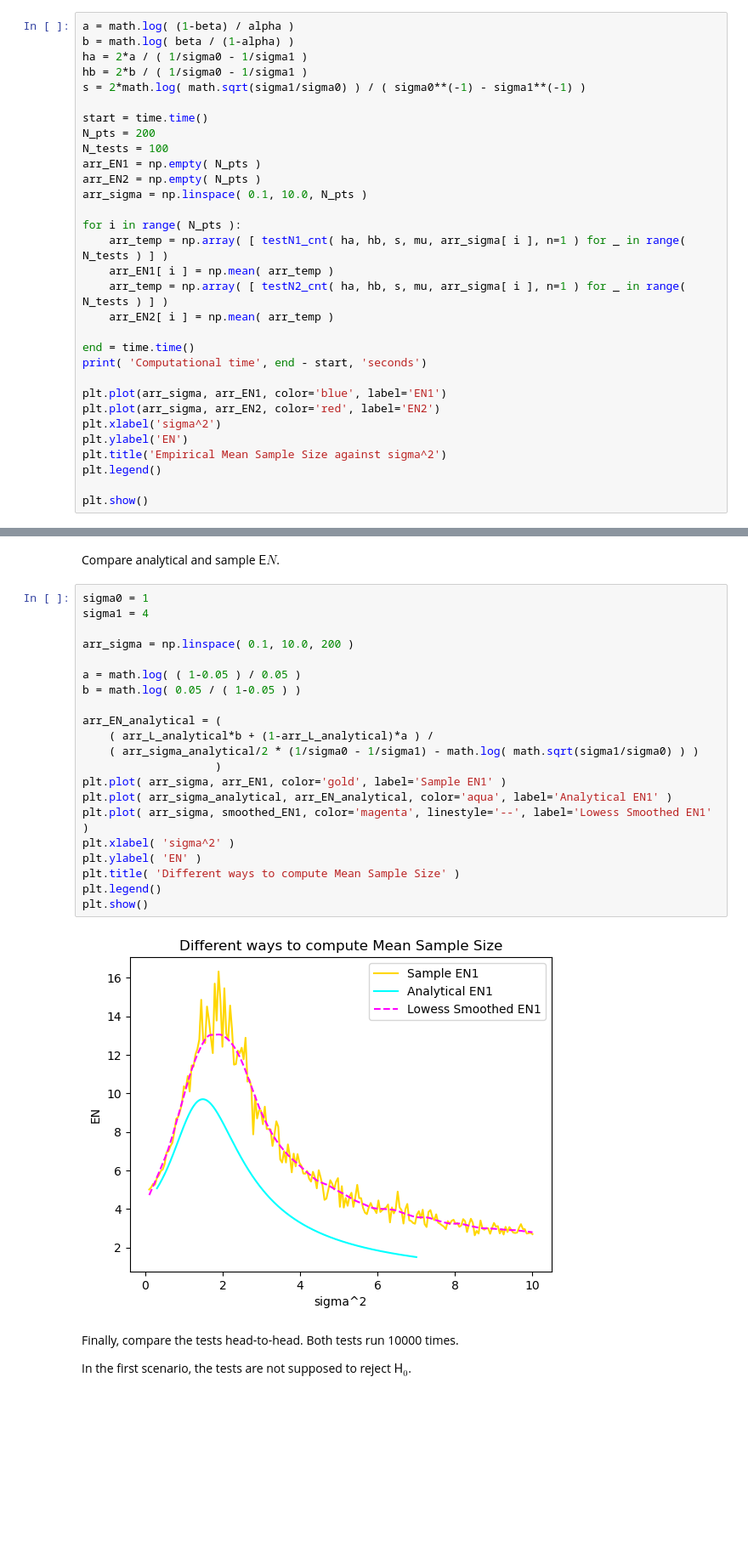
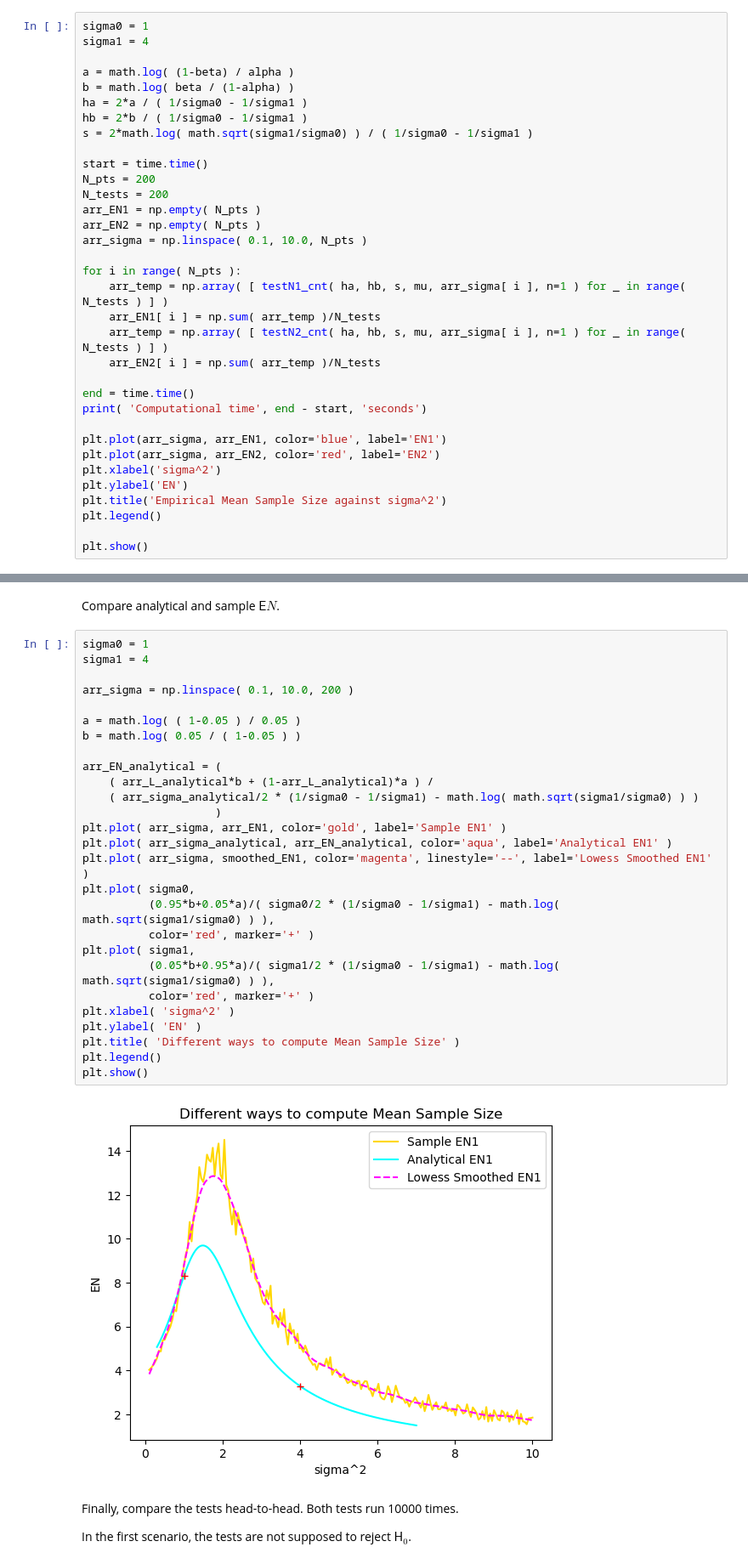
Before and after one commit to PrinceOfCzechia/sequential-test-sim, a Jupyter notebook: notebook2.ipynb, the cells around one changed output, grey strips where cells are left out. Shown at 85% size. Saved outputs shown, nothing was run; the diff lists cells and outputs as text; blank space fills up the shorter version.

Commit message:
added initial version of Alt(p) test

```diff
--- a/notebook2.ipynb
+++ b/notebook2.ipynb
@@ -255,24 +254,27 @@ def testN2_cnt( ha, hb, s, mu, sigma, n = 1, verbose = False ):
         Z = sum( ( x - m )**2 ) # recalculate Z statistic
     return n*counter
 # %%
+sigma0 = 1
+sigma1 = 4
+
 a = math.log( (1-beta) / alpha )
 b = math.log( beta / (1-alpha) )
 ha = 2*a / ( 1/sigma0 - 1/sigma1 )
 hb = 2*b / ( 1/sigma0 - 1/sigma1 )
-s = 2*math.log( math.sqrt(sigma1/sigma0) ) / ( sigma0**(-1) - sigma1**(-1) )
+s = 2*math.log( math.sqrt(sigma1/sigma0) ) / ( 1/sigma0 - 1/sigma1 )
 
 start = time.time()
 N_pts = 200
-N_tests = 100
+N_tests = 200
 arr_EN1 = np.empty( N_pts )
 arr_EN2 = np.empty( N_pts )
 arr_sigma = np.linspace( 0.1, 10.0, N_pts )
 
 for i in range( N_pts ):
     arr_temp = np.array( [ testN1_cnt( ha, hb, s, mu, arr_sigma[ i ], n=1 ) for _ in range( N_tests ) ] )
-    arr_EN1[ i ] = np.mean( arr_temp )
+    arr_EN1[ i ] = np.sum( arr_temp )/N_tests
     arr_temp = np.array( [ testN2_cnt( ha, hb, s, mu, arr_sigma[ i ], n=1 ) for _ in range( N_tests ) ] )
-    arr_EN2[ i ] = np.mean( arr_temp )
+    arr_EN2[ i ] = np.sum( arr_temp )/N_tests
 
 end = time.time()
 print( 'Computational time', end - start, 'seconds')
@@ -473,26 +475,32 @@ Compare analytical and sample $\mathsf{E}N$.
 # %%
 sigma0 = 1
 sigma1 = 4
 
 arr_sigma = np.linspace( 0.1, 10.0, 200 )
 
 a = math.log( ( 1-0.05 ) / 0.05 )
 b = math.log( 0.05 / ( 1-0.05 ) )
 
 arr_EN_analytical = (
     ( arr_L_analytical*b + (1-arr_L_analytical)*a ) /
     ( arr_sigma_analytical/2 * (1/sigma0 - 1/sigma1) - math.log( math.sqrt(sigma1/sigma0) ) )
                     )
 plt.plot( arr_sigma, arr_EN1, color='gold', label='Sample EN1' )
 plt.plot( arr_sigma_analytical, arr_EN_analytical, color='aqua', label='Analytical EN1' )
 plt.plot( arr_sigma, smoothed_EN1, color='magenta', linestyle='--', label='Lowess Smoothed EN1' )
+plt.plot( sigma0,
+          (0.95*b+0.05*a)/( sigma0/2 * (1/sigma0 - 1/sigma1) - math.log( math.sqrt(sigma1/sigma0) ) ),
+          color='red', marker='+' )
+plt.plot( sigma1,
+          (0.05*b+0.95*a)/( sigma1/2 * (1/sigma0 - 1/sigma1) - math.log( math.sqrt(sigma1/sigma0) ) ),
+          color='red', marker='+' )
 plt.xlabel( 'sigma^2' )
 plt.ylabel( 'EN' )
 plt.title( 'Different ways to compute Mean Sample Size' )
 plt.legend()
 plt.show()
 # %% [output]
-[figure, old version]
+[figure, new version]
 # %% [markdown]
 Finally, compare the tests head-to-head. Both tests run 10000 times.
 
```
Also changed, not shown: parts of 17 cells of this notebook.
